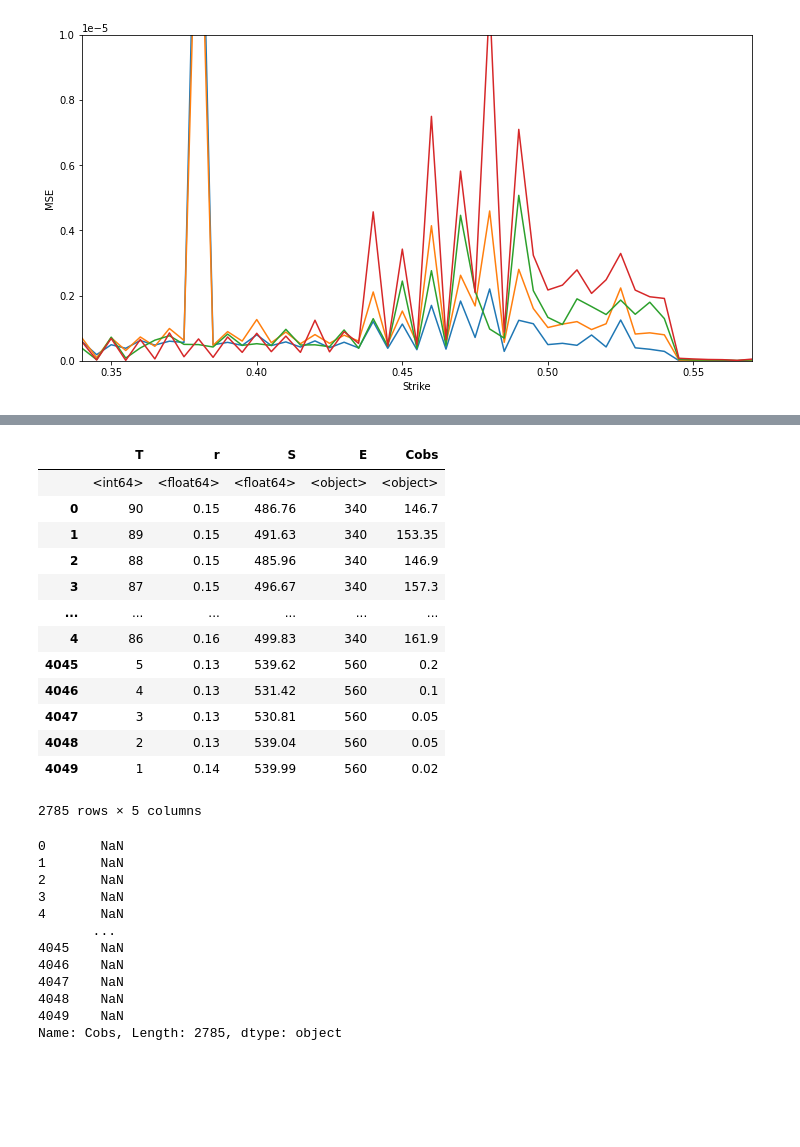
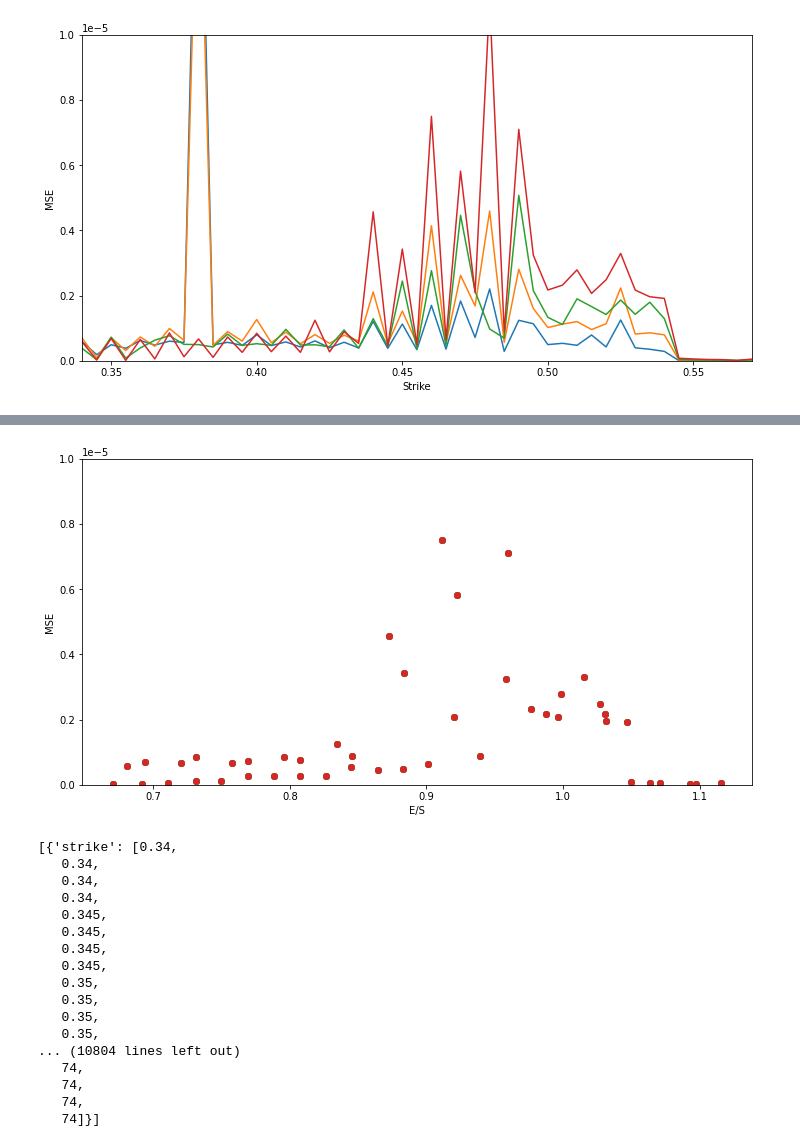
Before and after one commit to JuusoAsd/finaeng1, a Jupyter notebook: assignment_1.ipynb, the cells around one changed output, grey strips where cells are left out. Drawn from its saved outputs; the diff is of its cells as text; code cells hidden in the pictures; blank space fills up the shorter version.

Commit message:
hedging multiple strikes and freq for all sheets

```diff
--- a/assignment_1.ipynb
+++ b/assignment_1.ipynb
@@ -319,34 +230,0 @@ isx17122010C
-# %%
-df
-# %% [output]
-|  | T | r | S | E | Cobs |
-|  | <int64> | <float64> | <float64> | <object> | <object> |
-| 0 | 90 | 0.15 | 486.76 | 340 | 146.7 |
-| 1 | 89 | 0.15 | 491.63 | 340 | 153.35 |
-| 2 | 88 | 0.15 | 485.96 | 340 | 146.9 |
-| 3 | 87 | 0.15 | 496.67 | 340 | 157.3 |
-| ... | ... | ... | ... | ... | ... |
-| 4 | 86 | 0.16 | 499.83 | 340 | 161.9 |
-| 4045 | 5 | 0.13 | 539.62 | 560 | 0.2 |
-| 4046 | 4 | 0.13 | 531.42 | 560 | 0.1 |
-| 4047 | 3 | 0.13 | 530.81 | 560 | 0.05 |
-| 4048 | 2 | 0.13 | 539.04 | 560 | 0.05 |
-| 4049 | 1 | 0.14 | 539.99 | 560 | 0.02 |
-2785 rows × 5 columns
-# %%
-
-df['Cobs'].str.replace(',','')
-#.astype(float)
-# %% [output]
-0       NaN
-1       NaN
-2       NaN
-3       NaN
-4       NaN
-       ...
-4045    NaN
-4046    NaN
-4047    NaN
-4048    NaN
-4049    NaN
-Name: Cobs, Length: 2785, dtype: object
@@ -352,0 +334,38 @@ Name: Cobs, Length: 2785, dtype: object
+# %%
+hedge_data = pd.DataFrame(data)
+
+fig, ax = plt.subplots(figsize=(12, 6))
+
+for strike in hedge_data['freq'].unique():
+    used = hedge_data[hedge_data['freq'] == strike][['strike_to_price','mse']].reset_index(drop=True)
+
+    ax.scatter(used['strike_to_price'], used['mse'])
+
+
+plt.ylim(0,1e-5)
+#plt.xlim(0.3,0.57)
+plt.xlabel('E/S')
+plt.ylabel('MSE')
+plt.show()
+# %% [output]
+[figure, added]
+# %%
+all_obs
+# %% [output]
+[{'strike': [0.34,
+   0.34,
+   0.34,
+   0.34,
+   0.345,
+   0.345,
+   0.345,
+   0.345,
+   0.35,
+   0.35,
+   0.35,
+   0.35,
+... (10804 lines left out)
+   74,
+   74,
+   74,
+   74]}]
```
Also changed, not shown: parts of 4 cells of this notebook.
